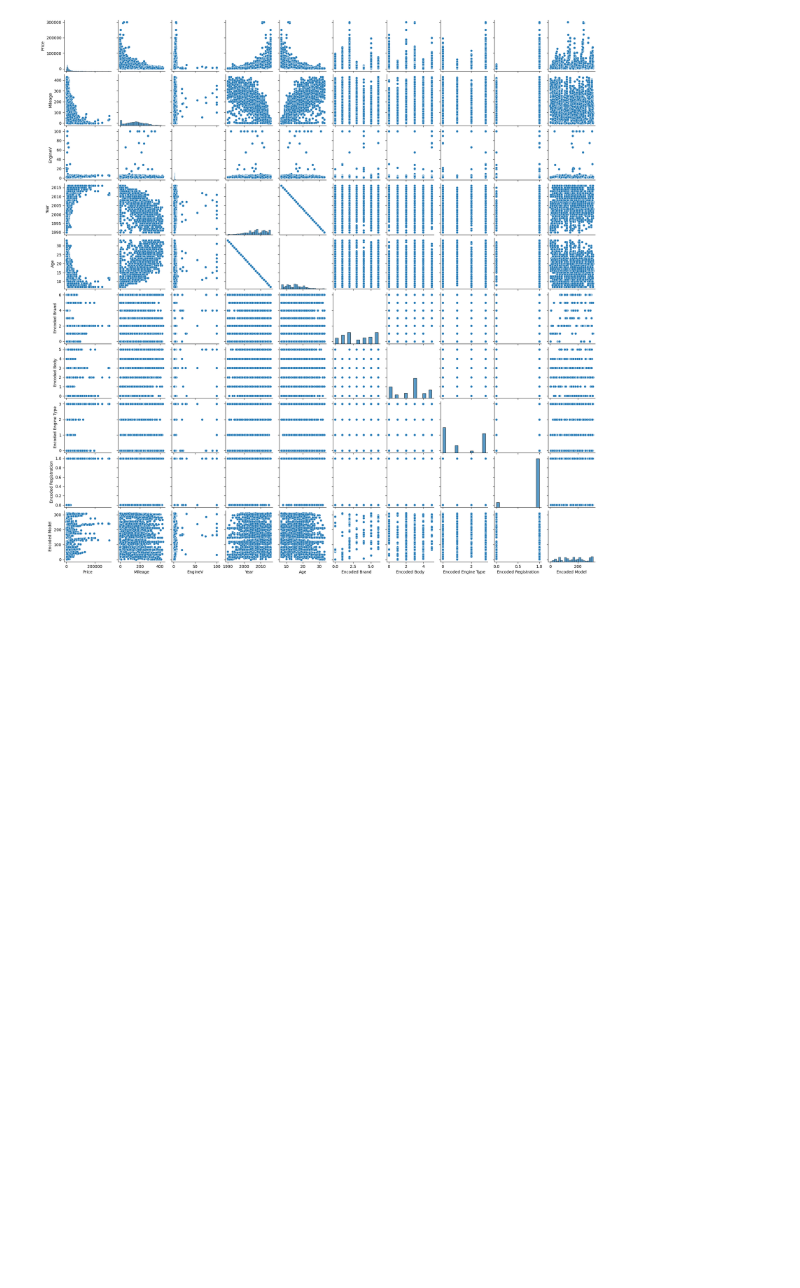
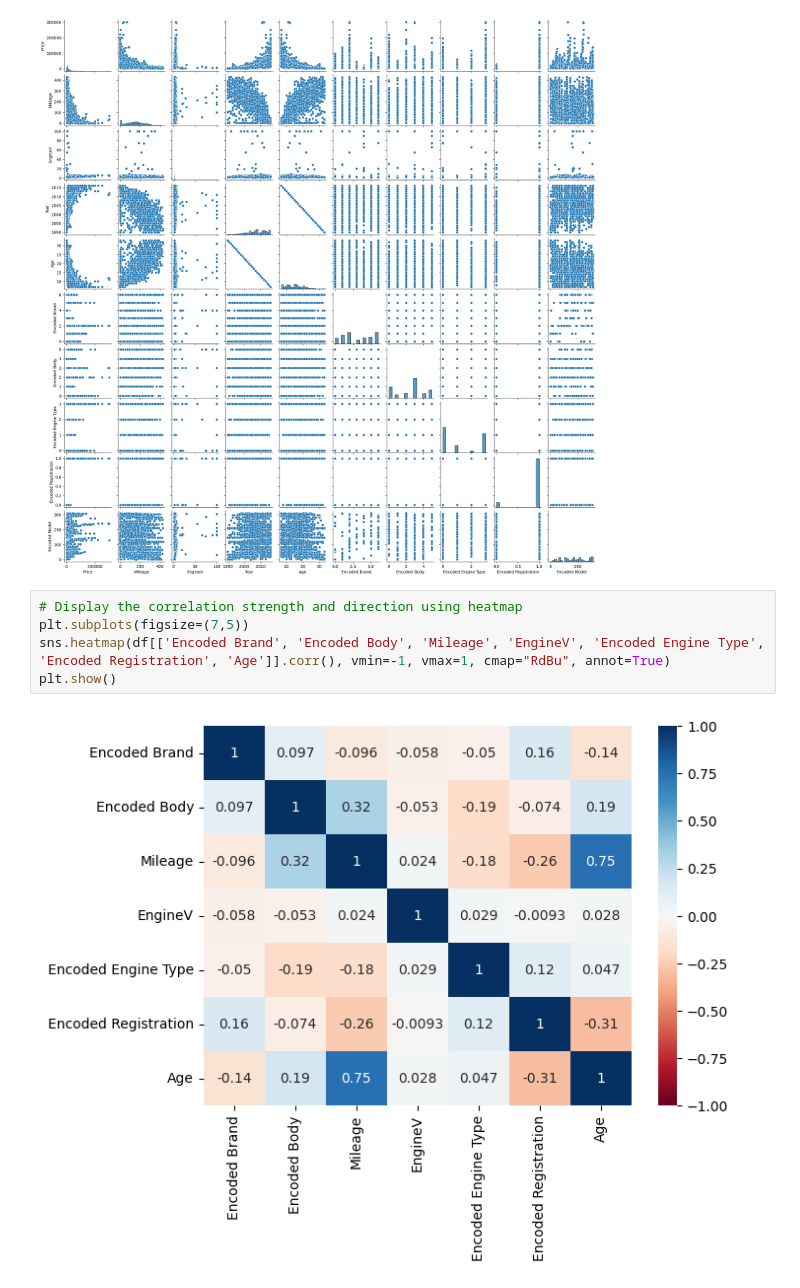
Before and after one commit to HansJoachimW/AFL3-Statistics, a Jupyter notebook: AFL3_CarPrice.ipynb, the cells around one changed output. Drawn from its saved outputs; the diff is of its cells as text; blank space fills up the shorter version.

```diff
--- a/AFL3_CarPrice.ipynb
+++ b/AFL3_CarPrice.ipynb
@@ -108,3 +108,10 @@ sns.pairplot(data=df, height=2)
 plt.show()
 # %% [output]
 [figure]
+# %%
+# Display the correlation strength and direction using heatmap
+plt.subplots(figsize=(7,5))
+sns.heatmap(df[['Encoded Brand', 'Encoded Body', 'Mileage', 'EngineV', 'Encoded Engine Type', 'Encoded Registration', 'Age']].corr(), vmin=-1, vmax=1, cmap="RdBu", annot=True)
+plt.show()
+# %% [output]
+[figure, added]
```
Also changed, not shown: parts of 10 cells of this notebook.
